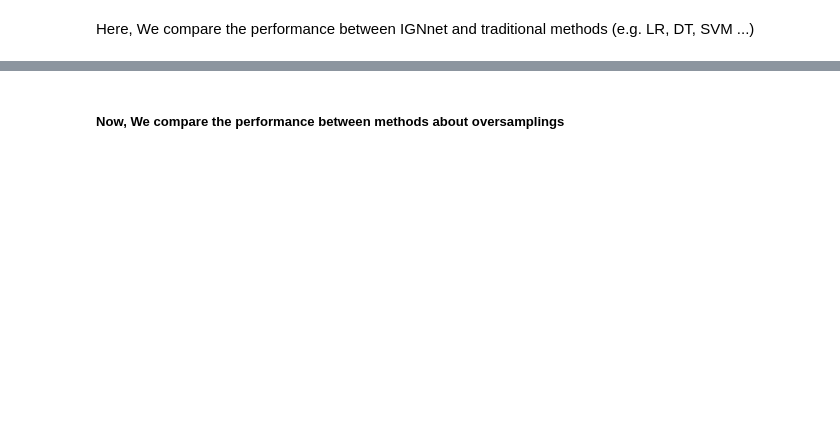
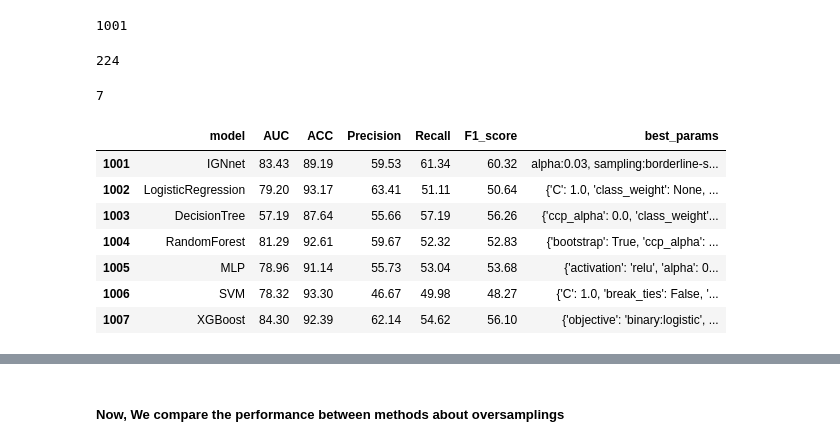
Before and after one commit to stateun/DB_Finance, a Jupyter notebook: Performance.ipynb, the cells around one changed output, grey strips where cells are left out. Saved outputs shown, nothing was run; the diff lists cells and outputs as text; code cells hidden in the pictures; blank space fills up the shorter version.

```diff
--- a/Performance.ipynb
+++ b/Performance.ipynb
@@ -32,5 +54,15 @@ num_index = IGNNet4[IGNNet4['ACC'] >= 90].sort_values(by=['AUC', 'F1_score'], as
+# %%
+index1 = Table.index[0] - (test1.shape[0] + test2.shape[0] + test3.shape[0] + test4.shape[0] )
+index1
+# %% [output]
+1001
+# %%
+index2 = Table.index[2] - (test1.shape[0] + test2.shape[0] + test3.shape[0] + test4.shape[0] )
+index2
+# %% [output]
+224
 # %%
-len_traditional = len(model_list)
-len_traditional
+length = len(model_list)
+length
+# %% [output]
+7
-# %% [markdown]
-Here, We compare the performance between IGNnet and traditional methods (e.g. LR, DT, SVM ...)
@@ -40 +69,13 @@ get_perform
+# %%
+best_table1 = test5.iloc[index1 : index1 + length ].drop(['dataset'], axis = 1)
+best_table1.drop
+# %% [output]
+|  | model | AUC | ACC | Precision | Recall | F1_score | best_params |
+| 1001 | IGNnet | 83.43 | 89.19 | 59.53 | 61.34 | 60.32 | alpha:0.03, sampling:borderline-s... |
+| 1002 | LogisticRegression | 79.20 | 93.17 | 63.41 | 51.11 | 50.64 | {'C': 1.0, 'class_weight': None, ... |
+| 1003 | DecisionTree | 57.19 | 87.64 | 55.66 | 57.19 | 56.26 | {'ccp_alpha': 0.0, 'class_weight'... |
+| 1004 | RandomForest | 81.29 | 92.61 | 59.67 | 52.32 | 52.83 | {'bootstrap': True, 'ccp_alpha': ... |
+| 1005 | MLP | 78.96 | 91.14 | 55.73 | 53.04 | 53.68 | {'activation': 'relu', 'alpha': 0... |
+| 1006 | SVM | 78.32 | 93.30 | 46.67 | 49.98 | 48.27 | {'C': 1.0, 'break_ties': False, '... |
+| 1007 | XGBoost | 84.30 | 92.39 | 62.14 | 54.62 | 56.10 | {'objective': 'binary:logistic', ... |
 # %%
```
Also changed, not shown: parts of 39 cells of this notebook, 3 other files.
